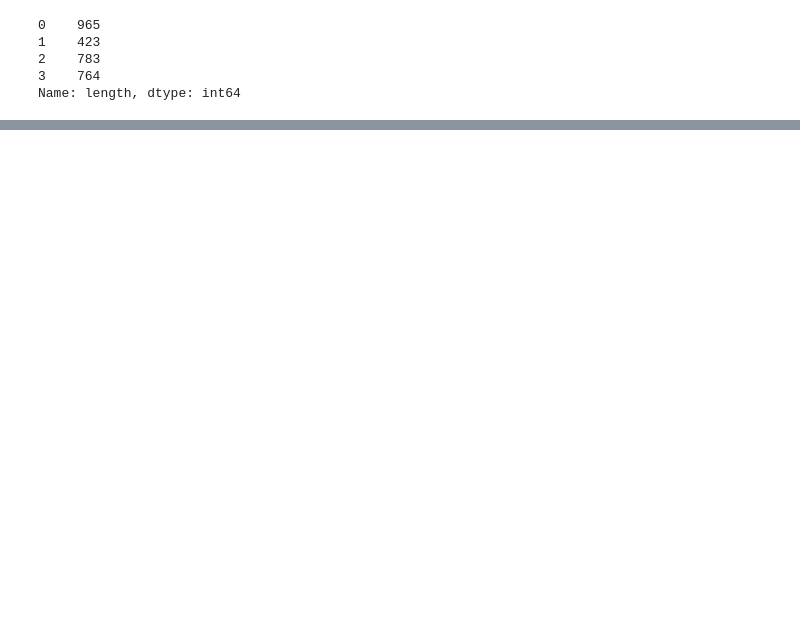
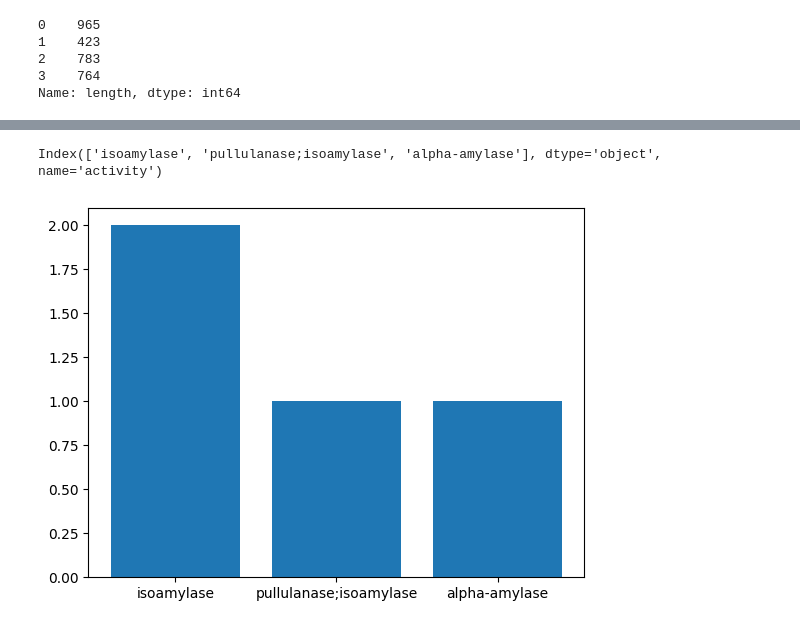
Before and after one commit to cignoBianco/plant-enzyme-ml, a Jupyter notebook: notebooks/01_dataset_exploration.ipynb, the cells around one changed output, grey strips where cells are left out. Saved outputs shown, nothing was run; the diff lists cells and outputs as text; code cells hidden in the pictures; blank space fills up the shorter version.

```diff
--- a/notebooks/01_dataset_exploration.ipynb
+++ b/notebooks/01_dataset_exploration.ipynb
@@ -82,7 +84,7 @@ VALID_AA = set("ACDEFGHIKLMNPQRSTVWY")
 def invalid_chars(sequence):
     return set(sequence) - VALID_AA
 # %%
-df["invalid_chars"] = df["md5"].apply(invalid_chars)
+df["invalid_chars"] = df["sequence"].apply(invalid_chars)
 df["invalid_chars"]
 # %% [output]
 0    {}
@@ -154,0 +160,11 @@ NameError: name 'plt' is not defined
+# %%
+activities_count = df["activity"].value_counts()
+activities_count.index
+# %% [output]
+Index(['isoamylase', 'pullulanase;isoamylase', 'alpha-amylase'], dtype='object', name='activity')
+# %%
+activities_count = df["activity"].value_counts()
+plt.bar(activities_count.index, activities_count.values, width=0.8, align='center', label="Distribution of protein activities")
+plt.show()
+# %% [output]
+[figure, added]
```
Also changed, not shown: parts of 18 cells of this notebook, 1 other file.
